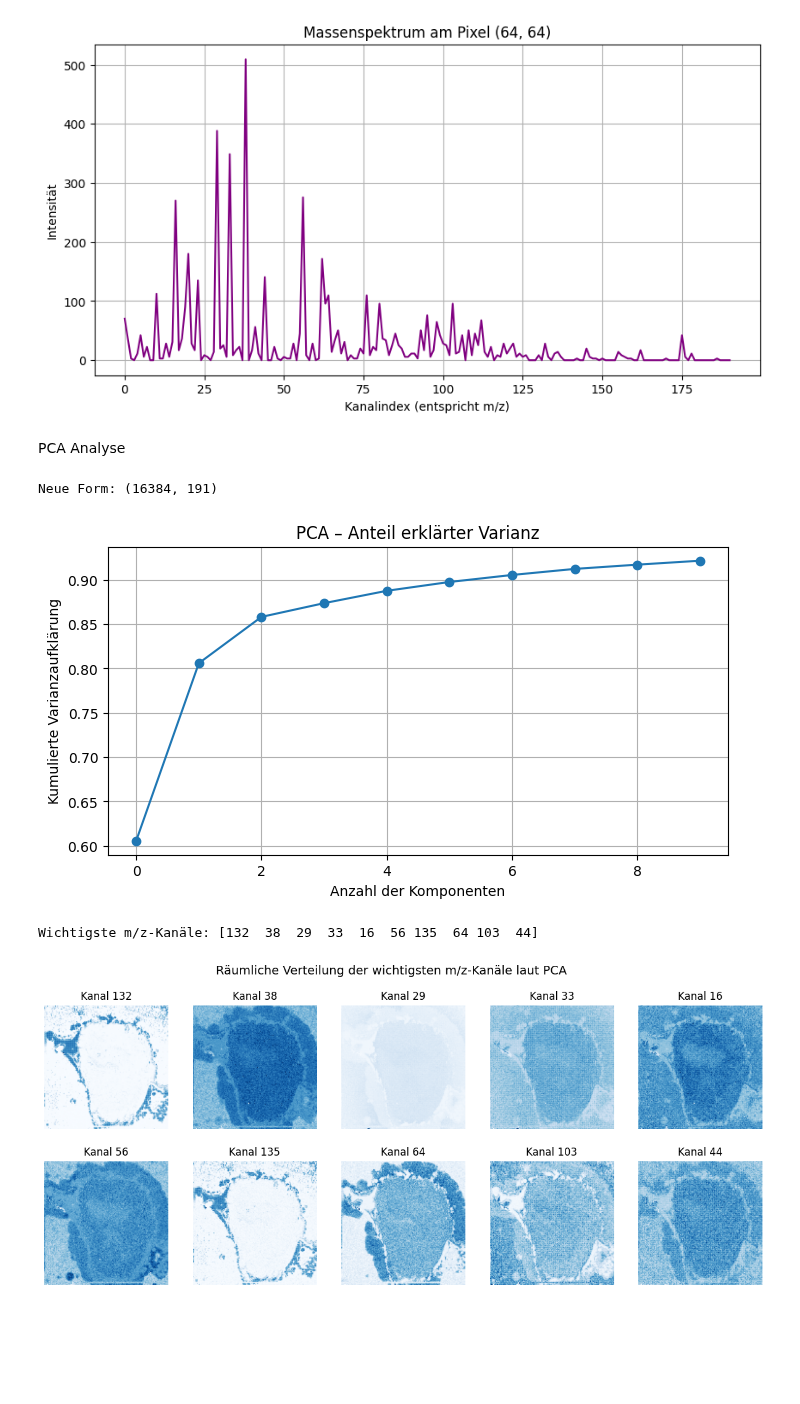
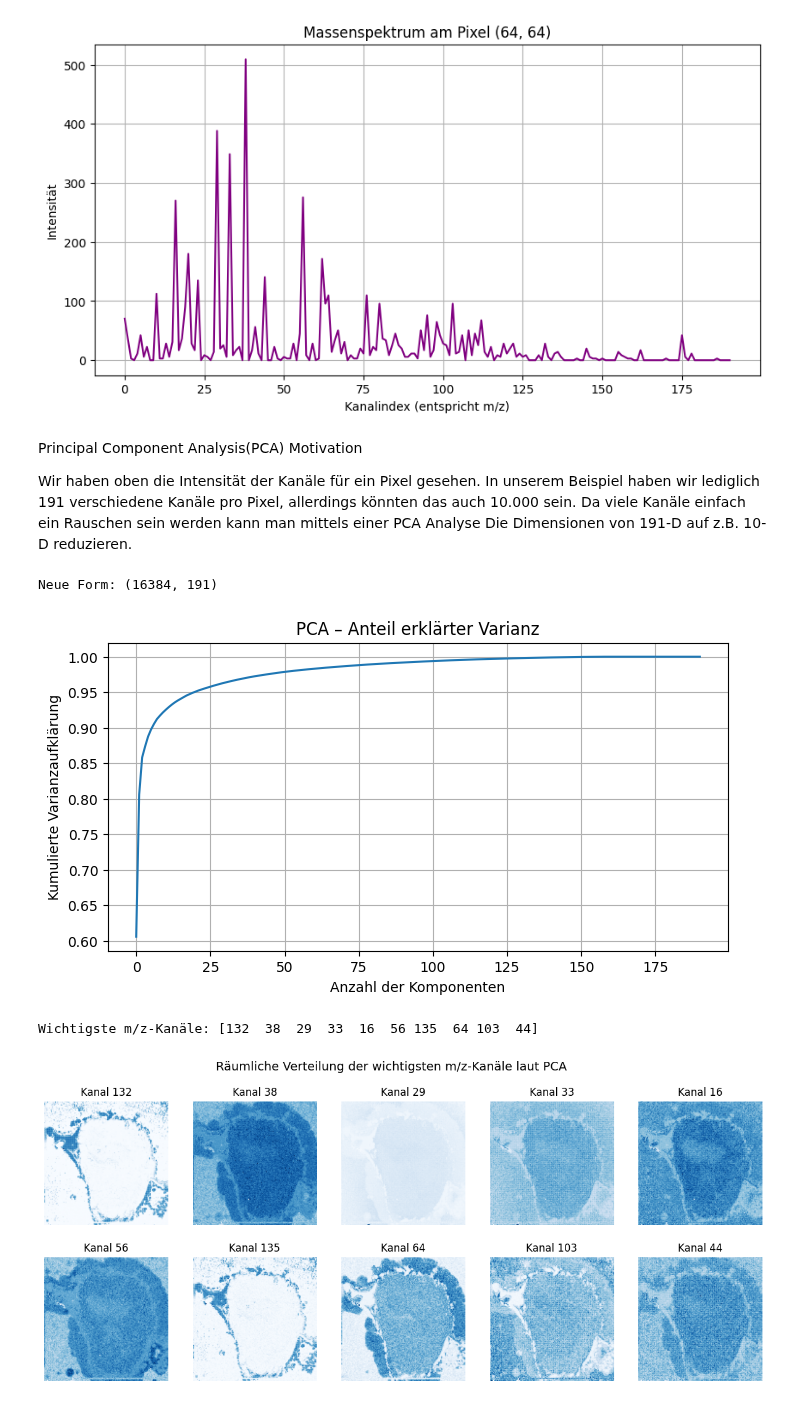
Before and after one commit to janphr03/MassSpectrometryImaging, a Jupyter notebook: Main.ipynb, the cells around one changed output. Saved outputs shown, nothing was run; the diff lists cells and outputs as text; code cells hidden in the pictures; blank space fills up the shorter version.

```diff
--- a/Main.ipynb
+++ b/Main.ipynb
@@ -75,28 +75,34 @@ plt.show()
 # %% [output]
 [figure]
 # %% [markdown]
-PCA Analyse
+Principal Component Analysis(PCA) Motivation
+
+Wir haben oben die Intensität der Kanäle für ein Pixel gesehen.
+In unserem Beispiel haben wir lediglich 191 verschiedene Kanäle pro Pixel, allerdings könnten das auch 10.000 sein.
+Da viele Kanäle einfach ein Rauschen sein werden kann man mittels einer PCA Analyse Die Dimensionen von 191-D auf z.B. 10-D reduzieren.
 # %%
 # Umformung für PCA:    jeder Pixel = eine Zeile,
 #                       jeder Kanal = eine Spalte
 
 # X = Input-Matrix (128, 128, 191)
 X = ims_cube.reshape(-1, ims_cube.shape[2]) # reduziert Matrix von 3D -> 2D
-                                            # -1 fasst die ersten beiden Dimensionen 128x128 zu 16384 Zeilen
+                                            # -1 fasst die ersten beiden Dimensionen 128x128 zu 16384 Zeilen zusammen
 print("Neue Form:", X.shape) # = (16384, 191)
 
 
-# Optional: Normalisierung der Intensitäten pro Pixel (verhindert Ausreißer)
+# Normalisierung der Intensitäten pro Pixel (verhindert Ausreißer bei Helligkeit z.B.)
 X = (X - X.mean(axis=1, keepdims=True)) / (X.std(axis=1, keepdims=True) + 1e-8)
 
 # PCA anwenden, um Hauptkomponenten zu extrahieren
-n_components = 10  # Anzahl gewünschter Hauptkomponenten
+n_components =  191  # Anzahl gewünschter Hauptkomponenten
 pca = PCA(n_components=n_components)
 X_pca = pca.fit_transform(X)
 
-# Anteil der erklärten Varianz visualisieren
+# =================VISUALISIERUNG===================
+
+# UMGANGSSPRACHE, NOCH ÄNDERN "Wie viele Kanäle spiegeln wie viel Prozent der Informationen wieder"
 plt.figure(figsize=(8, 4))
-plt.plot(np.cumsum(pca.explained_variance_ratio_), marker='o')
+plt.plot(np.cumsum(pca.explained_variance_ratio_))
 plt.xlabel('Anzahl der Komponenten')
 plt.ylabel('Kumulierte Varianzaufklärung')
 plt.title('PCA – Anteil erklärter Varianz')
@@ -111,34 +117,34 @@ important_channels = np.argsort(loadings)[-10:][::-1]  # Top 10 mit höchstem Ei
 print("Wichtigste m/z-Kanäle:", important_channels)
 
 # Diese Kanäle im Bild visualisieren
 plt.figure(figsize=(15, 6))
 for i, ch in enumerate(important_channels, 1):
     plt.subplot(2, 5, i)
     plt.imshow(ims_cube[:, :, ch], cmap='Blues')
     plt.title(f"Kanal {ch}")
     plt.axis('off')
 
 plt.suptitle("Räumliche Verteilung der wichtigsten m/z-Kanäle laut PCA", fontsize=14)
 plt.show()
 
 # (Optional) Mittleres Spektrum über alle Pixel + Standardabweichung
 mean_spectrum = ims_cube.mean(axis=(0, 1))
 std_spectrum = ims_cube.std(axis=(0, 1))
 
 plt.figure(figsize=(10, 5))
 plt.plot(mean_spectrum, label='Mittelwert', color='black')
 plt.fill_between(range(len(mean_spectrum)),
                  mean_spectrum - std_spectrum,
                  mean_spectrum + std_spectrum,
                  color='lightblue', alpha=0.5, label='±1σ')
 plt.title("Mittleres Spektrum über alle Pixel")
 plt.xlabel("Kanalindex (m/z)")
 plt.ylabel("Intensität")
 plt.legend()
 plt.show()
 # %% [output]
 Neue Form: (16384, 191)
-[figure, old version]
+[figure, new version]
 Wichtigste m/z-Kanäle: [132  38  29  33  16  56 135  64 103  44]
 [figure]
 [figure]
```
